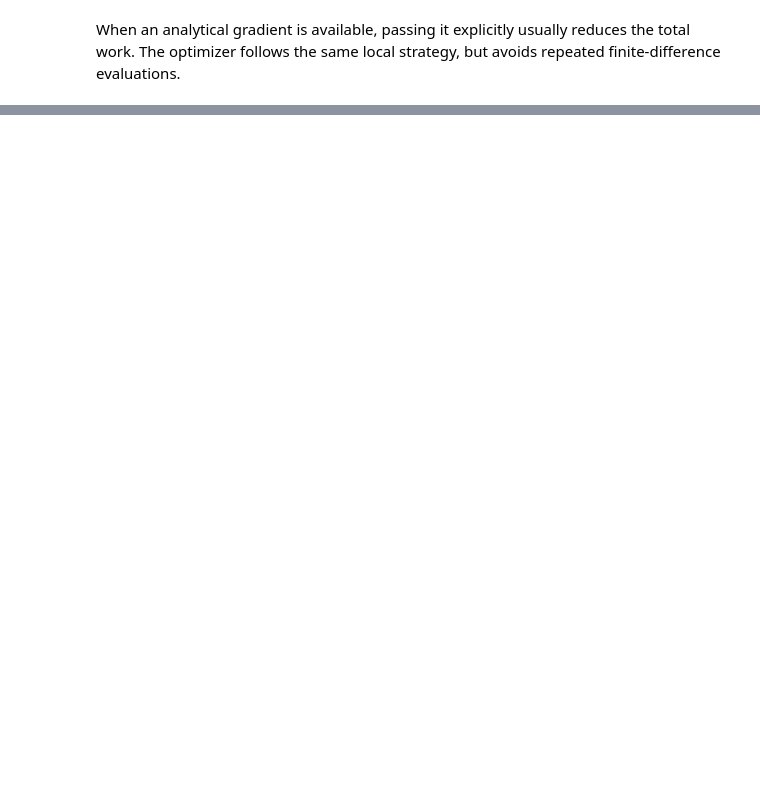
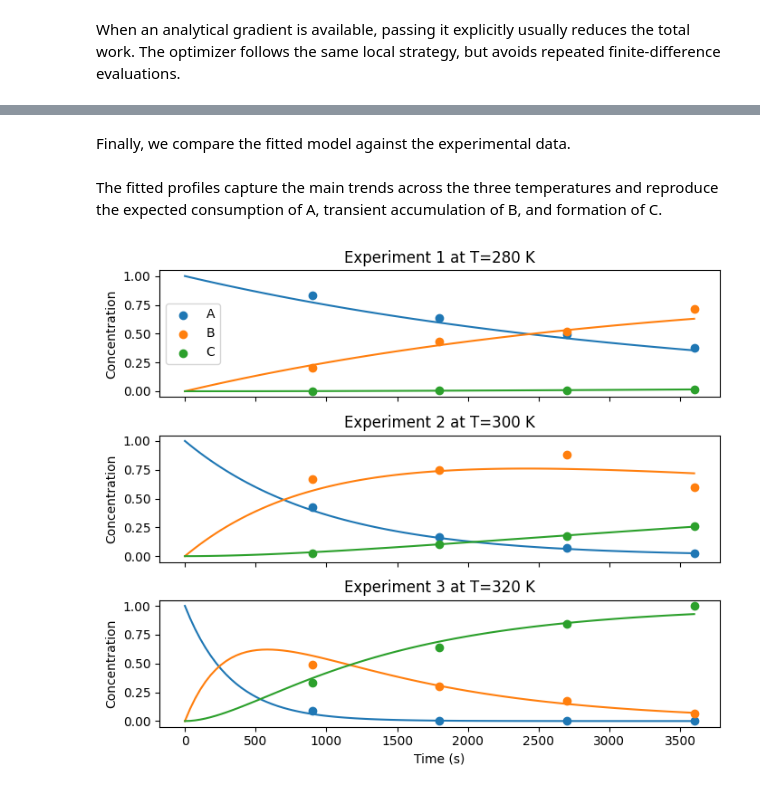
Before and after one commit to HugoMVale/polykin, a Jupyter notebook: docs/tutorials/optimization.ipynb, the cells around one changed output, grey strips where cells are left out. Cells and saved outputs as stored; diff of their text form; code cells hidden in the pictures; blank space fills up the shorter version.

```diff
--- a/docs/tutorials/optimization.ipynb
+++ b/docs/tutorials/optimization.ipynb
@@ -220,0 +286,13 @@ In practice:
+# %%
+def sse(x):
+    k0 = x[:2]
+    Ea = x[2:]
+    error = 0.0
+    for experiment in data.values():
+        teval = experiment["t"]
+        C0 = experiment["C0"]
+        T = experiment["T"]
+        _, y_model = model(teval, C0, T=T, k0=k0, Ea=Ea)
+        y_exp = np.array(experiment["C"])
+        error += np.sum((y_model - y_exp)**2)
+    return error
@@ -220,0 +301,2 @@ In practice:
+# %%
+x0 = np.array([5e-3, 5e-3, 1e3, 1e3])
@@ -220,0 +320,3 @@ In practice:
+# %%
+sol = fmin_qnewton(sse, x0, sclx=[1e3, 1e3, 1e-3, 1e-3], epsf=1e-9, tolx=1e-6, tolg=1e-3)
+sol
@@ -220,0 +338,32 @@ In practice:
+# %% [markdown]
+Finally, we compare the fitted model against the experimental data.
+# %%
+def plot_model_fit(data, k0, Ea):
+
+    fig, ax = plt.subplots(len(data), 1, sharex=True, figsize=(7, 2 * len(data)))
+    species = ["A", "B", "C"]
+
+    for i, experiment in enumerate(data.values()):
+        t_exp = experiment["t"]
+        C_exp = experiment["C"]
+        T = experiment["T"]
+        C0 = experiment["C0"]
+
+        ax[i].set_title(f"Experiment {i + 1} at T={T} K")
+        teval = np.linspace(0.0, t_exp[-1], 100)
+        t_model, C_model = model(teval, C0, T=T, k0=k0, Ea=Ea)
+        for j in range(len(C0)):
+            ax[i].scatter(t_exp, C_exp[j], label=species[j])
+            ax[i].plot(t_model, C_model[j])
+
+        ax[i].set_ylabel("Concentration")
+
+    ax[0].legend(loc="best")
+    ax[-1].set_xlabel("Time (s)")
+    fig.tight_layout()
+# %% [markdown]
+The fitted profiles capture the main trends across the three temperatures and reproduce the expected consumption of A, transient accumulation of B, and formation of C.
+# %%
+plot_model_fit(data, k0=sol.x[:2], Ea=sol.x[2:])
+# %% [output]
+[figure, added]
```
Also changed, not shown: parts of 20 cells of this notebook.
